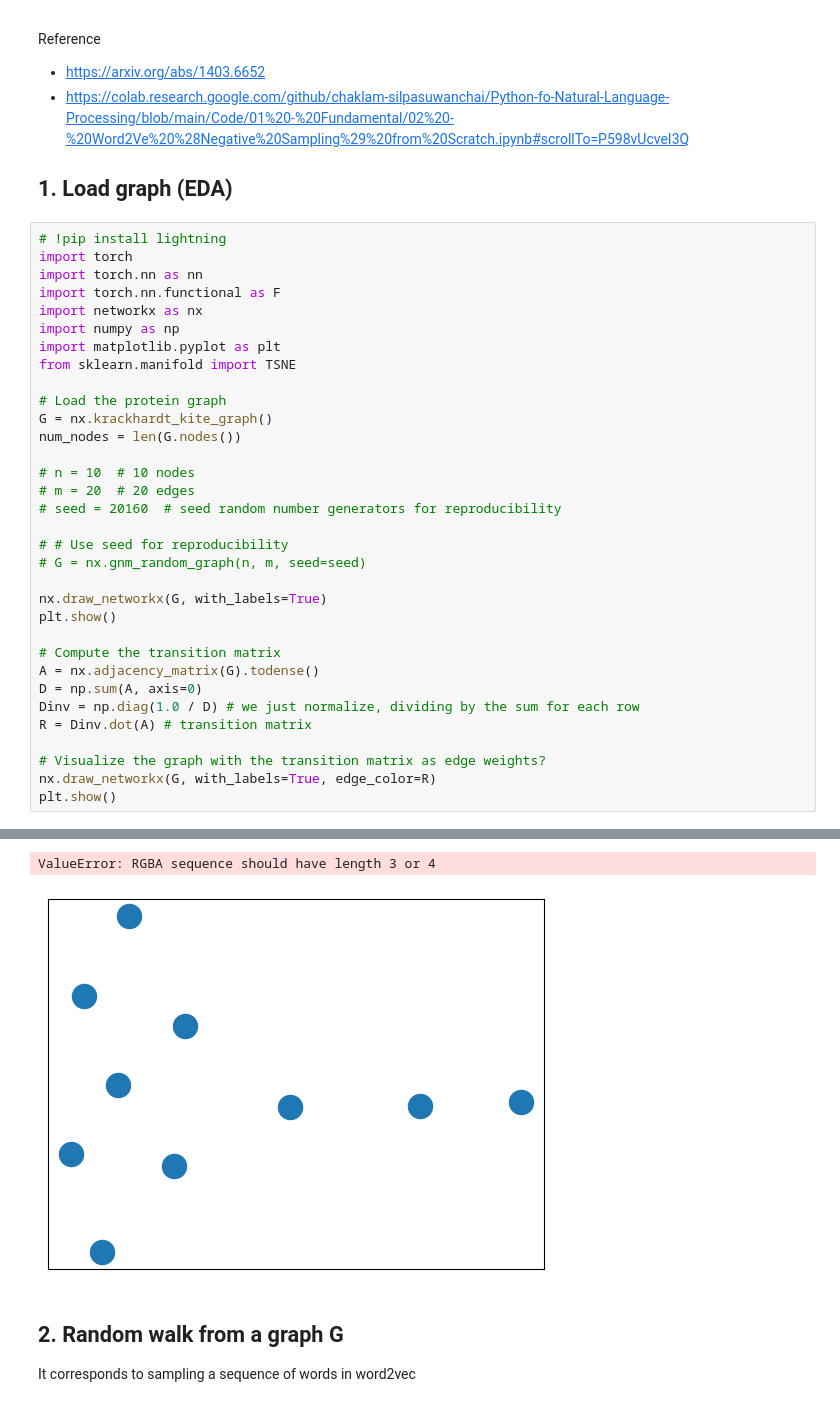
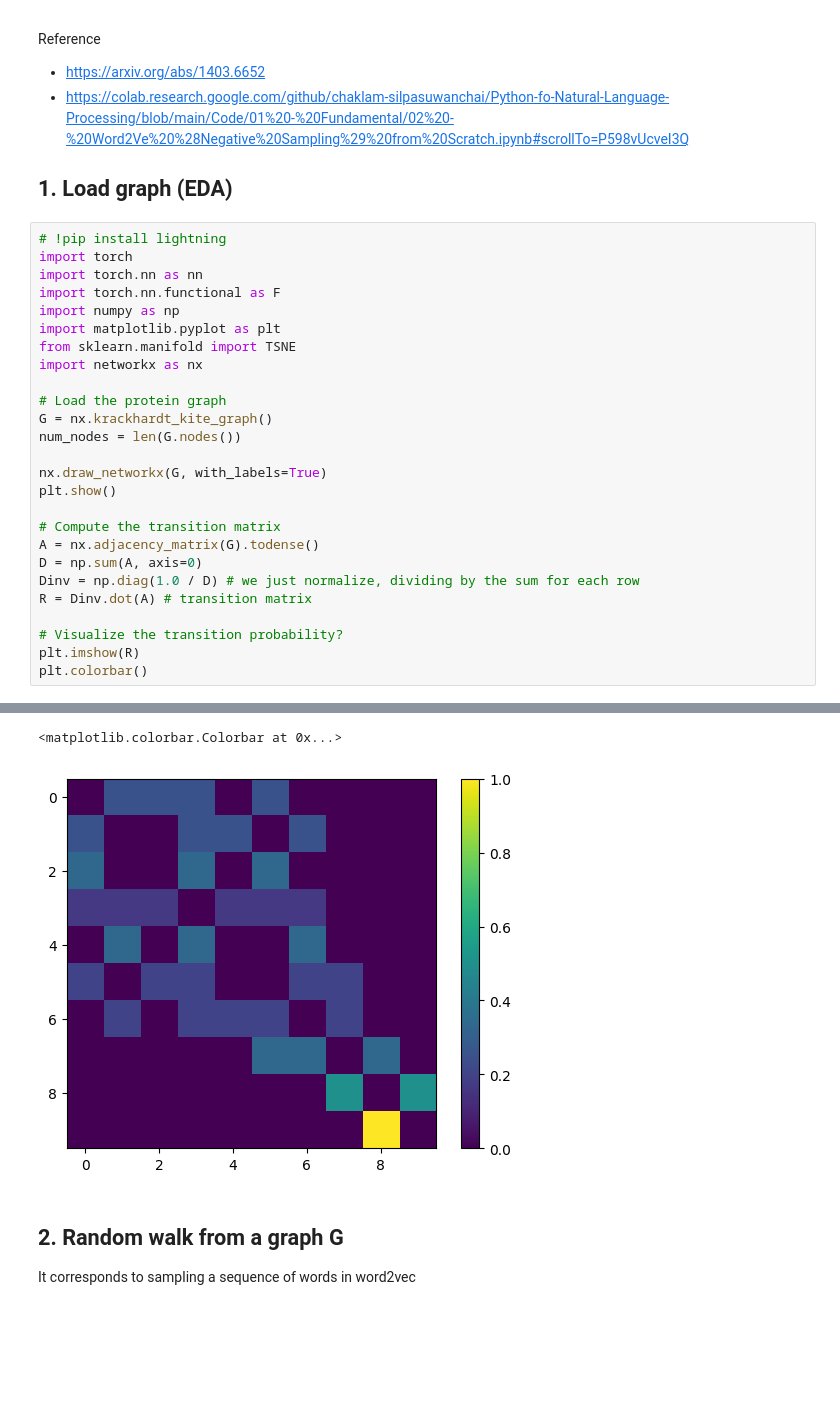
Before and after one commit to jakeoung/teach, a Jupyter notebook: ai/deepwalk.ipynb, the cells around one changed output, grey strips where cells are left out. Cells and saved outputs as stored; diff of their text form; blank space fills up the shorter version.

```diff
--- a/ai/deepwalk.ipynb
+++ b/ai/deepwalk.ipynb
@@ -14,21 +14,14 @@ Reference
 import torch
 import torch.nn as nn
 import torch.nn.functional as F
-import networkx as nx
 import numpy as np
 import matplotlib.pyplot as plt
 from sklearn.manifold import TSNE
+import networkx as nx
 
 # Load the protein graph
 G = nx.krackhardt_kite_graph()
 num_nodes = len(G.nodes())
-
-# n = 10  # 10 nodes
-# m = 20  # 20 edges
-# seed = 20160  # seed random number generators for reproducibility
-
-# # Use seed for reproducibility
-# G = nx.gnm_random_graph(n, m, seed=seed)
 
 nx.draw_networkx(G, with_labels=True)
 plt.show()
@@ -39,7 +32,7 @@ D = np.sum(A, axis=0)
 Dinv = np.diag(1.0 / D) # we just normalize, dividing by the sum for each row
 R = Dinv.dot(A) # transition matrix
 
-# Visualize the graph with the transition matrix as edge weights?
-nx.draw_networkx(G, with_labels=True, edge_color=R)
-plt.show()
+# Visualize the transition probability?
+plt.imshow(R)
+plt.colorbar()
 # %% [output]
@@ -47,5 +40,5 @@ plt.show()
-ValueError: RGBA sequence should have length 3 or 4
+<matplotlib.colorbar.Colorbar at 0x...>
-[figure, old version]
+[figure, new version]
 # %% [markdown]
 ## 2. Random walk from a graph G
 It corresponds to sampling a sequence of words in word2vec
```
Also changed, not shown: parts of 1 cell of this notebook.
